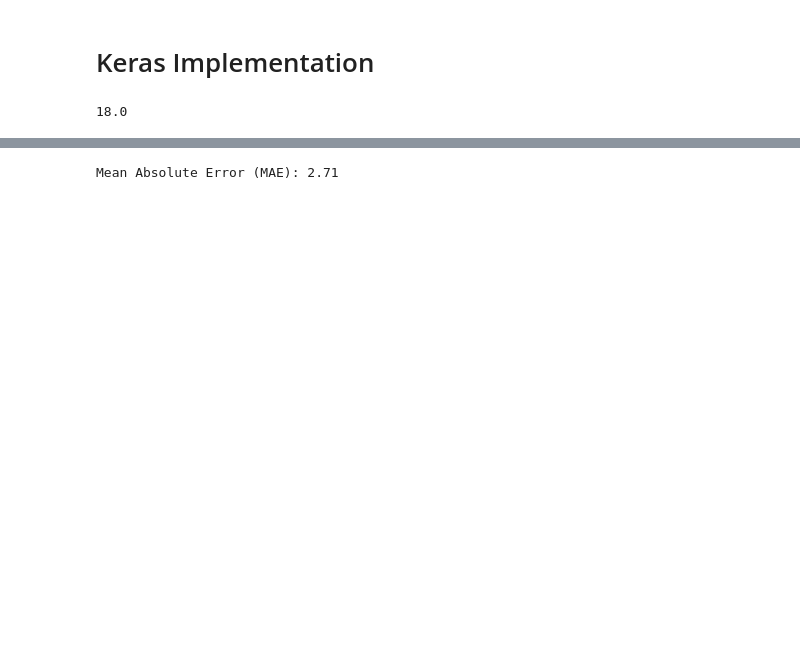
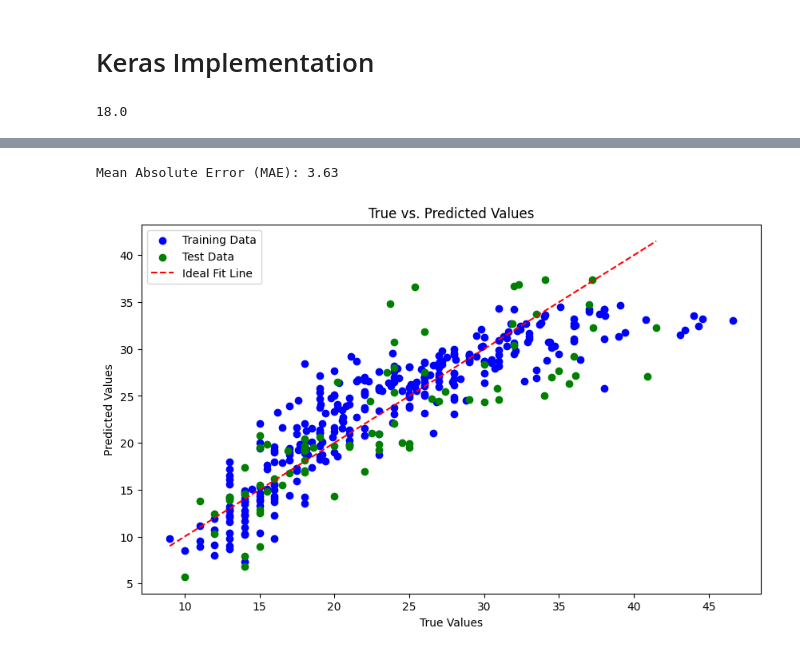
Before and after one commit to MaheeGamage/TIES4911-DL-for-dev, a Jupyter notebook: Task-1/Task1-2.ipynb, the cells around one changed output, grey strips where cells are left out. Saved outputs shown, nothing was run; the diff lists cells and outputs as text; code cells hidden in the pictures; blank space fills up the shorter version.

```diff
--- a/Task-1/Task1-2.ipynb
+++ b/Task-1/Task1-2.ipynb
@@ -286,7 +287,7 @@ model = keras.Sequential([
 model.compile(optimizer='adam', loss='mse', metrics=['mae'])
 
 # Train the model
-model.fit(x_train_norm, y_train_norm, epochs=1000, verbose=0)
+model.fit(x_train_norm, y_train_norm, epochs=100, verbose=0)
 
 # Make predictions on the test set
 y_pred_norm = model.predict(x_test_norm)
@@ -308,12 +307,8 @@ test_pred_ker *= std_label
 test_pred_ker += mean_label
 
 # prediction on train data
-train_pred = linear_model.predict(x_train_norm)
+train_pred_ker = model.predict(x_train_norm)
 # reverse standardization
-train_pred *= std_label
-train_pred += mean_label
-
-# Convert test_pred to a NumPy array
-# test_pred = test_pred.numpy()
-# train_pred = train_pred.numpy()
+train_pred_ker *= std_label
+train_pred_ker += mean_label
 # %% [output]
@@ -322,4 +318,22 @@ train_pred += mean_label
 mae = mean_absolute_error(y_test, test_pred_ker)
 print(f"Mean Absolute Error (MAE): {mae:.2f}")
 # %% [output]
-Mean Absolute Error (MAE): 2.71
+Mean Absolute Error (MAE): 3.63
+# %%
+plt.figure(figsize=(10, 6))
+
+# Training set
+plt.scatter(y_train, train_pred, color='blue', label='Training Data')
+# Test set
+plt.scatter(y_test, test_pred_ker, color='green', label='Test Data')
+
+# Reference line (perfect prediction)
+plt.plot([y_train.min(), y_test.max()], [y_train.min(), y_test.max()], color='red', linestyle='--', label='Ideal Fit Line')
+
+plt.xlabel('True Values')
+plt.ylabel('Predicted Values')
+plt.title('True vs. Predicted Values')
+plt.legend()
+plt.show()
+# %% [output]
+[figure, added]
```
Also changed, not shown: parts of 5 cells of this notebook.
